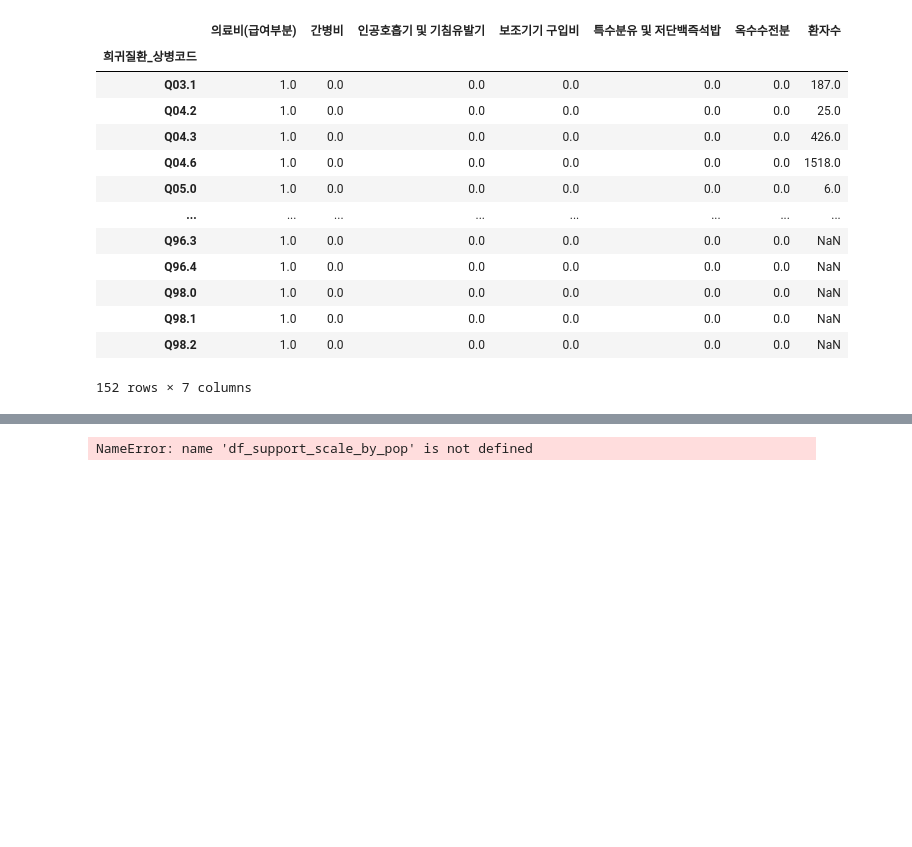
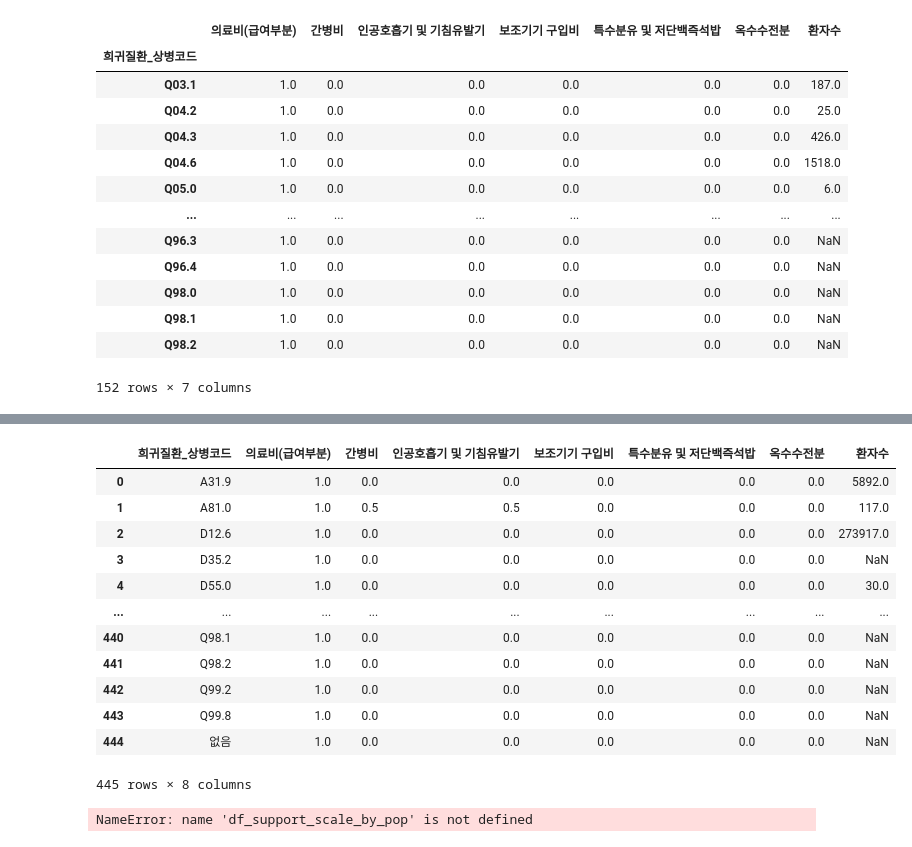
Before and after one commit to kdj0712/rare_field_fastapis, a Jupyter notebook: data/data_analysis/persona2/ipynb/jisu.ipynb, the cells around one changed output, grey strips where cells are left out. Saved outputs shown, nothing was run; the diff lists cells and outputs as text; code cells hidden in the pictures; blank space fills up the shorter version.

```diff
--- a/data/data_analysis/persona2/ipynb/jisu.ipynb
+++ b/data/data_analysis/persona2/ipynb/jisu.ipynb
@@ -1041,3 +1047,19 @@ df_support_scale_by_pop[(df_support_scale_by_pop['항목분류_x']=='선천기
+# %%
+df_support_scale_by_pop.groupby('희귀질환_상병코드').mean('환자수').reset_index()
+# %% [output]
+|  | 희귀질환_상병코드 | 의료비(급여부분) | 간병비 | 인공호흡기 및 기침유발기 | 보조기기 구입비 | 특수분유 및 저단백즉석밥 | 옥수수전분 | 환자수 |
+| 0 | A31.9 | 1.0 | 0.0 | 0.0 | 0.0 | 0.0 | 0.0 | 5892.0 |
+| 1 | A81.0 | 1.0 | 0.5 | 0.5 | 0.0 | 0.0 | 0.0 | 117.0 |
+| 2 | D12.6 | 1.0 | 0.0 | 0.0 | 0.0 | 0.0 | 0.0 | 273917.0 |
+| 3 | D35.2 | 1.0 | 0.0 | 0.0 | 0.0 | 0.0 | 0.0 | NaN |
+| 4 | D55.0 | 1.0 | 0.0 | 0.0 | 0.0 | 0.0 | 0.0 | 30.0 |
+| ... | ... | ... | ... | ... | ... | ... | ... | ... |
+| 440 | Q98.1 | 1.0 | 0.0 | 0.0 | 0.0 | 0.0 | 0.0 | NaN |
+| 441 | Q98.2 | 1.0 | 0.0 | 0.0 | 0.0 | 0.0 | 0.0 | NaN |
+| 442 | Q99.2 | 1.0 | 0.0 | 0.0 | 0.0 | 0.0 | 0.0 | NaN |
+| 443 | Q99.8 | 1.0 | 0.0 | 0.0 | 0.0 | 0.0 | 0.0 | NaN |
+| 444 | 없음 | 1.0 | 0.0 | 0.0 | 0.0 | 0.0 | 0.0 | NaN |
+445 rows × 8 columns
 # %%
 import pandas as pd
 
```
Also changed, not shown: parts of 1 cell of this notebook.
